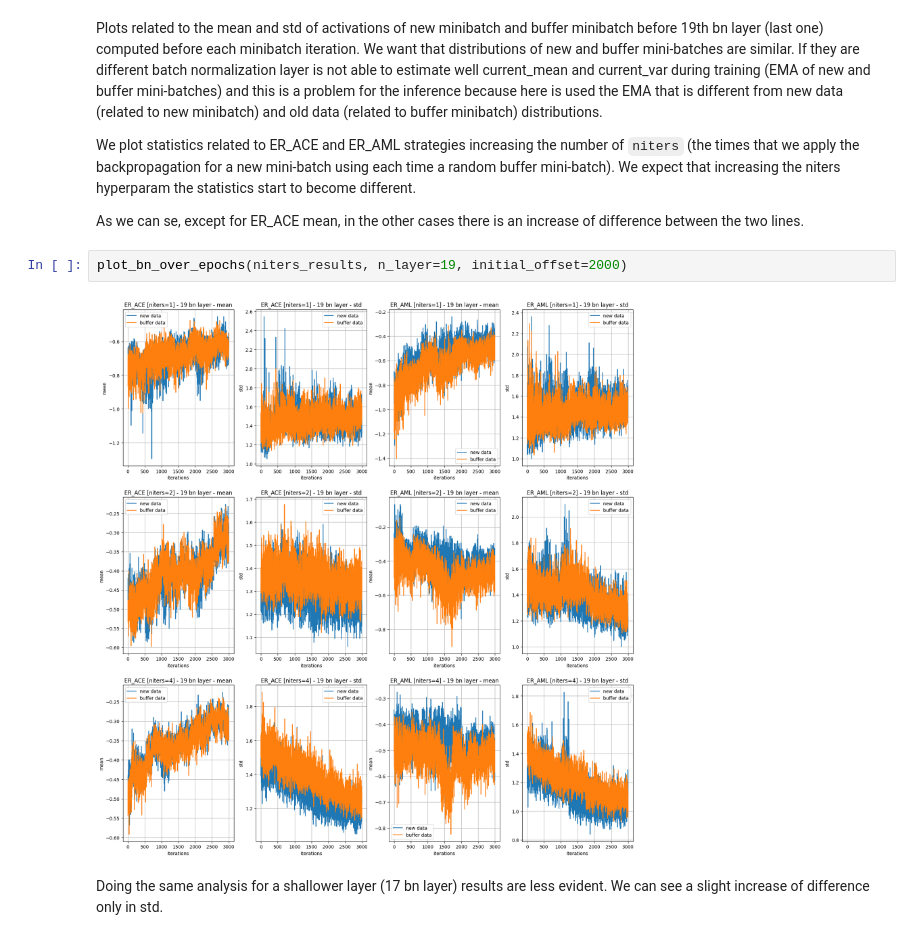
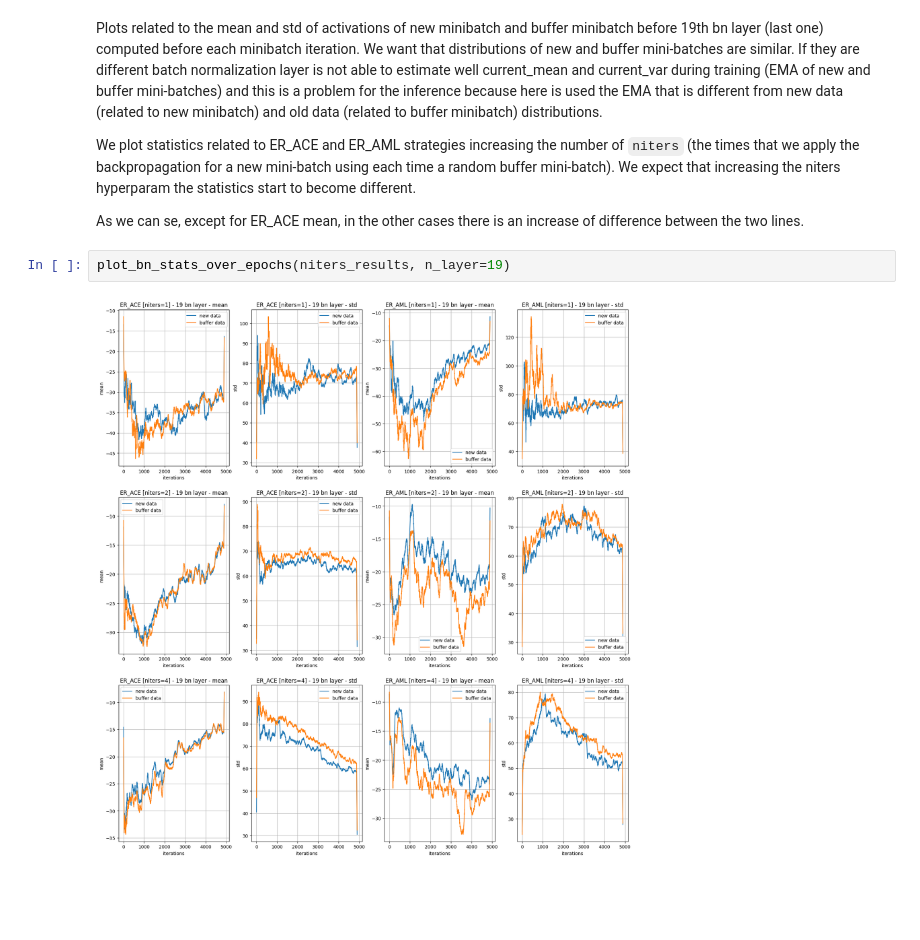
Before and after one commit to GeremiaPompei/asymmetric_er, a Jupyter notebook: results_analysis.ipynb, the cells around one changed output. Saved outputs shown, nothing was run; the diff lists cells and outputs as text; blank space fills up the shorter version.

Commit message:
add smoothing and difference

```diff
--- a/results_analysis.ipynb
+++ b/results_analysis.ipynb
@@ -203,8 +203,6 @@ We plot statistics related to ER_ACE and ER_AML strategies increasing the number
 
 As we can se, except for ER_ACE mean, in the other cases there is an increase of difference between the two lines.
 # %%
-plot_bn_over_epochs(niters_results, n_layer=19, initial_offset=2000)
+plot_bn_stats_over_epochs(niters_results, n_layer=19)
 # %% [output]
-[figure, old version]
+[figure, new version]
-# %% [markdown]
-Doing the same analysis for a shallower layer (17 bn layer) results are less evident. We can see a slight increase of difference only in std.
```
Also changed, not shown: parts of 4 cells of this notebook, 1 other file.
